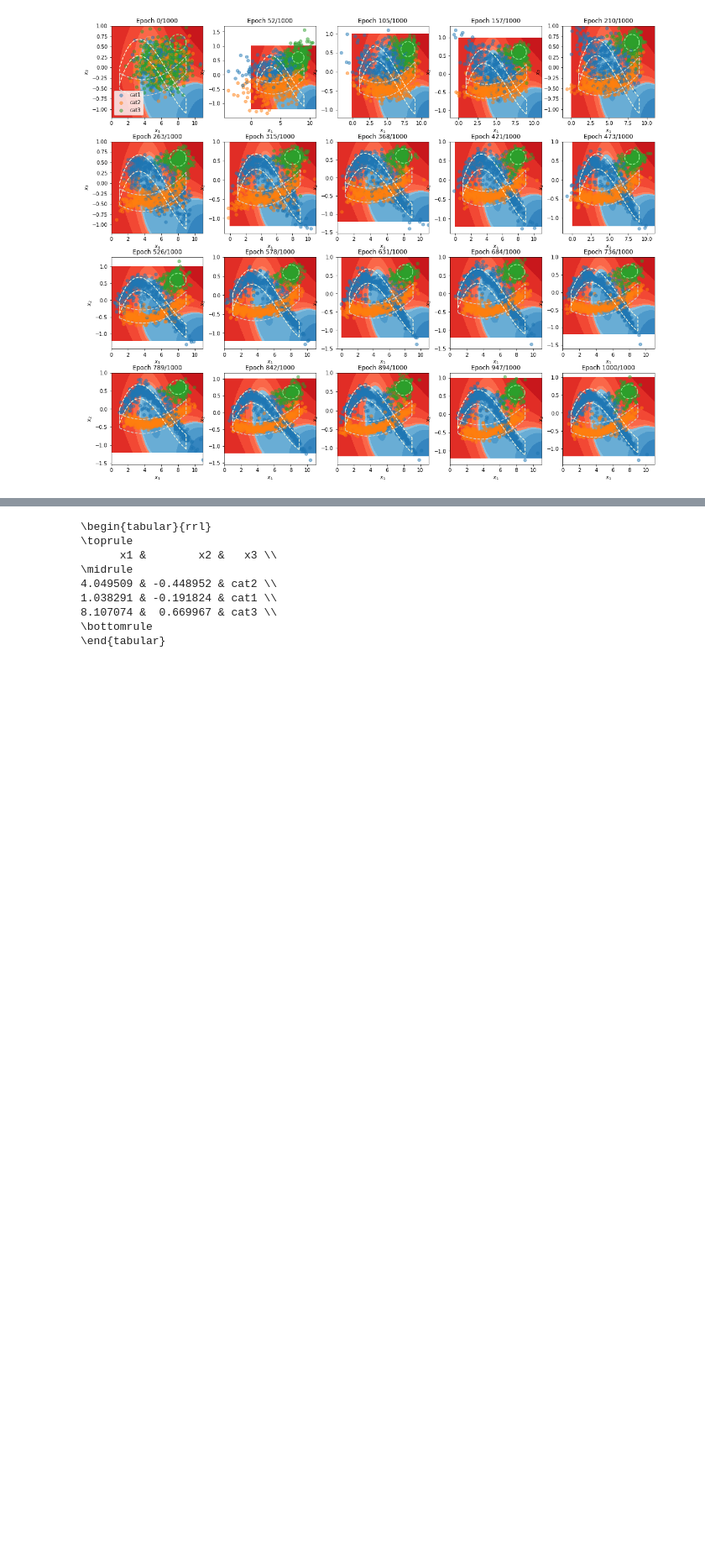
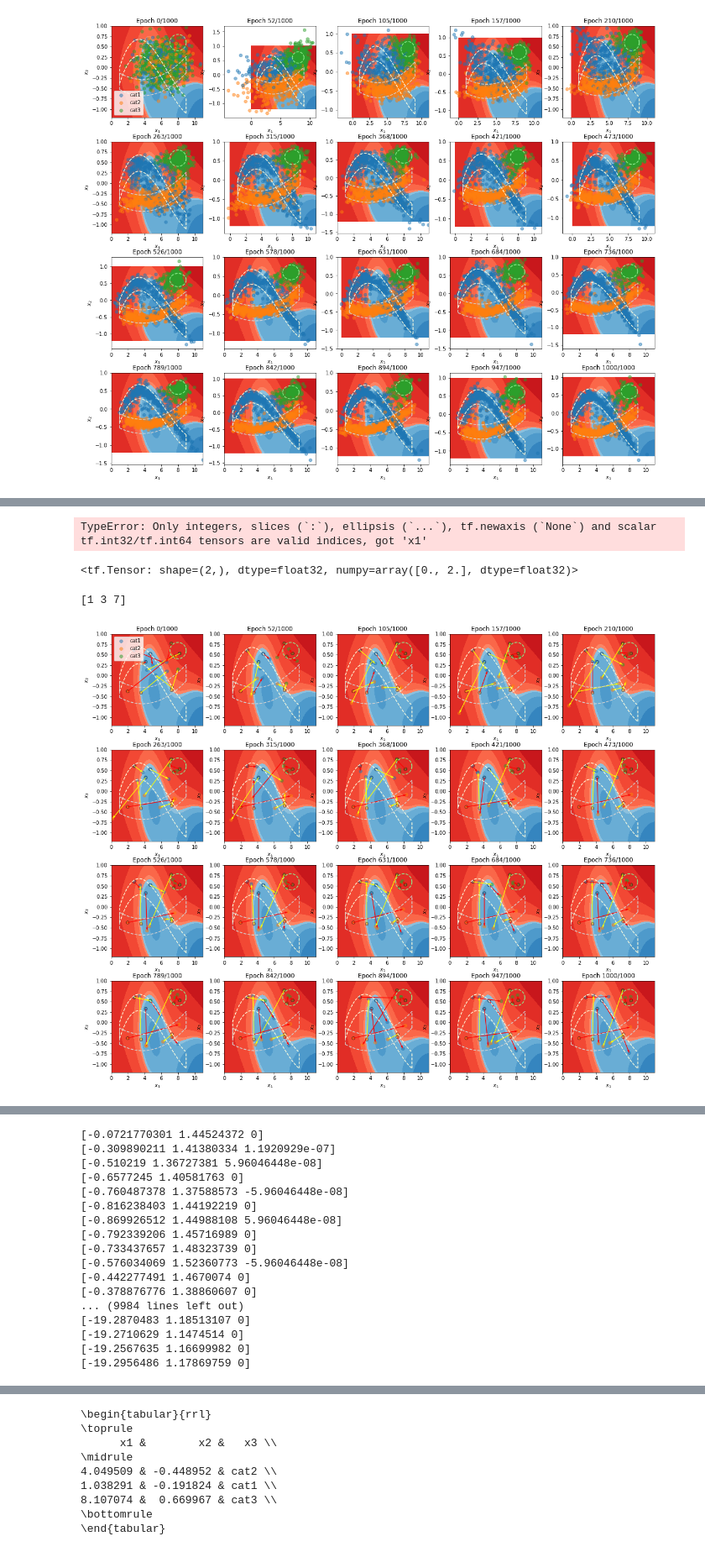
Before and after one commit to ArneRustad/Master-thesis-cf, a Jupyter notebook: scripts/compare_counterfactuals_on_adult_dataset.ipynb, the cells around one changed output, grey strips where cells are left out. Shown at 84% size. Cells and saved outputs as stored; diff of their text form; code cells hidden in the pictures; blank space fills up the shorter version.

```diff
--- a/scripts/compare_counterfactuals_on_adult_dataset.ipynb
+++ b/scripts/compare_counterfactuals_on_adult_dataset.ipynb
@@ -172,0 +228,24 @@ tgcf_mc.train(n_epochs = 1000, batch_size = 500, restart_training = True, plot_l
+# %%
+tgcf.classifier(tgcf.generate_queries(5))
+# %% [output]
+TypeError: Only integers, slices (`:`), ellipsis (`...`), tf.newaxis (`None`) and scalar tf.int32/tf.int64 tensors are valid indices, got 'x1'
+# %%
+a = tf.zeros(1)
+a = tf.concat((a, [2]), axis=-1)
+a
+# %% [output]
+<tf.Tensor: shape=(2,), dtype=float32, numpy=array([0., 2.], dtype=float32)>
+# %%
+tgcf = TabGANcf(df_toy, classifier=classifier, n_critic = n_critic, opt_lr = opt_lr, adam_beta1 = adam_beta1,
+              quantile_transformation_int = False, quantile_rand_transformation = False,
+             noise_discrete_unif_max = noise_discrete_unif_max)
+tgcf.train(n_epochs = 1000, batch_size = 500, restart_training = True, plot_loss_update_every = loss_plot_update_every,
+             plot_loss_type = "line", progress_bar=True, plot2D_image_real_time=True,
+              plot_loss = False, plot2D_n_test=10,
+         plot2D_discrete_col="x3", save_dir = const.dir.images(), filename_plot2D = "syn2D_cf_plot2D.svg",
+         filename_plot_loss = "syn2D_cf_train_loss.svg",
+         plot2D_background_func = lambda ax : (plot_heatmap(ax, incl_colorbar = False, ret_contour = False),
+                                               plot_confint_x2_given_x1_and_x3(ax, sigma_x1, sigma_x2)))
+# %% [output]
+[1 3 7]
+[figure, added]
@@ -172,0 +253,17 @@ tgcf_mc.train(n_epochs = 1000, batch_size = 500, restart_training = True, plot_l
+[-0.0721770301 1.44524372 0]
+[-0.309890211 1.41380334 1.1920929e-07]
+[-0.510219 1.36727381 5.96046448e-08]
+[-0.6577245 1.40581763 0]
+[-0.760487378 1.37588573 -5.96046448e-08]
+[-0.816238403 1.44192219 0]
+[-0.869926512 1.44988108 5.96046448e-08]
+[-0.792339206 1.45716989 0]
+[-0.733437657 1.48323739 0]
+[-0.576034069 1.52360773 -5.96046448e-08]
+[-0.442277491 1.4670074 0]
+[-0.378876776 1.38860607 0]
+... (9984 lines left out)
+[-19.2870483 1.18513107 0]
+[-19.2710629 1.1474514 0]
+[-19.2567635 1.16699982 0]
+[-19.2956486 1.17869759 0]
```
Also changed, not shown: parts of 13 cells of this notebook, 11 other files.
